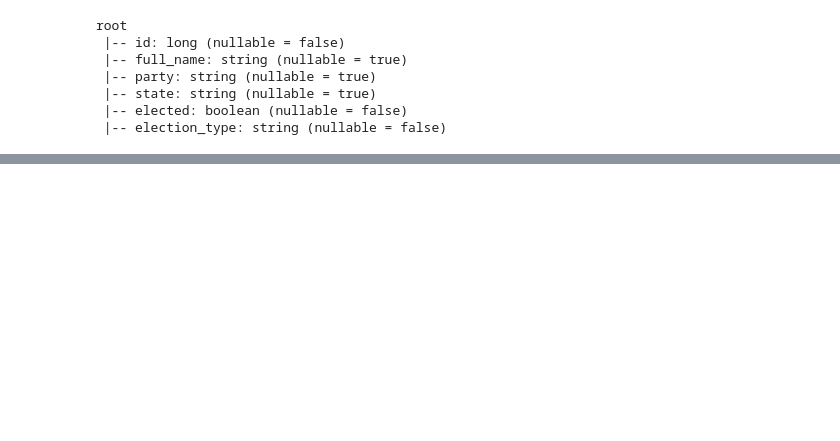
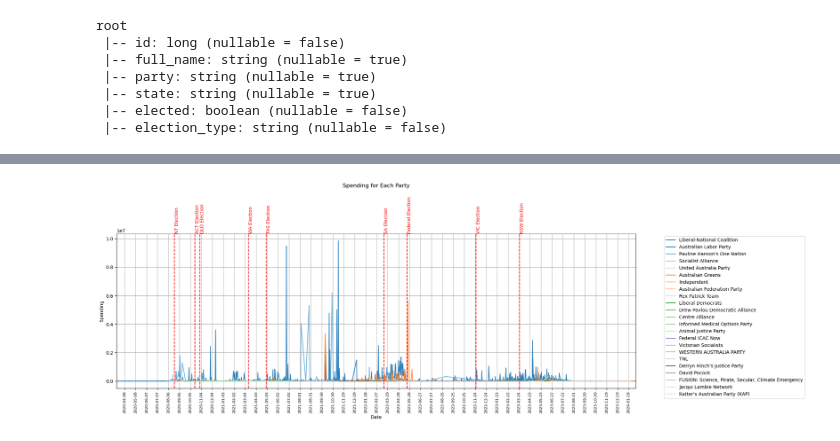
Before and after one commit to JoshuaWang8/political-ads-analysis, a Jupyter notebook: political-ad-analysis.ipynb, the cells around one changed output, grey strips where cells are left out. Saved outputs shown, nothing was run; the diff lists cells and outputs as text; code cells hidden in the pictures; blank space fills up the shorter version.

```diff
--- a/political-ad-analysis.ipynb
+++ b/political-ad-analysis.ipynb
@@ -313,0 +556,39 @@ root
+# %%
+party_spending = candidate_ads.groupBy(
+    "year", "month", "day", "party"
+).agg(
+    sum("spend.lower_bound").alias("lower_bound_spend"),
+    sum("spend.upper_bound").alias("upper_bound_spend"),
+)
+party_spending = party_spending.toPandas()
+party_spending['date'] = pd.to_datetime(party_spending[['year', 'month', 'day']])
+party_spending = party_spending.sort_values(by='date')
+# %%
+# Plotting the spending over time for each party
+parties = party_spending['party'].unique()
+colors = plt.cm.get_cmap('tab20c', len(parties))
+
+# Plotting the spending for each party
+plt.figure(figsize=(20, 6))
+for i, party in enumerate(parties):
+    party_data = party_spending[party_spending['party'] == party]
+    plt.plot(party_data['date'], party_data['upper_bound_spend'], label=party, color=colors(i))
+
+plt.xlabel('Date')
+locator = MaxNLocator(integer=True, nbins=48)
+plt.gca().xaxis.set_major_locator(locator)
+plt.gca().set_xlim(min(spending_pd["date"]), max(spending_pd["date"]))
+plt.xticks(rotation=90, ha='center', fontsize=8)
+
+# Show political events
+for date, event in events.items():
+    plt.axvline(x=date, color='red', linestyle='--')
+    plt.text(date, plt.ylim()[1], event, color='red', fontsize=10, rotation=90, verticalalignment='bottom')
+
+plt.ylabel('Spending')
+plt.title('Spending for Each Party', pad=100)
+plt.legend(bbox_to_anchor=(1.05, 1))
+plt.grid(True)
+plt.show()
+# %% [output]
+[figure, added]
```
Also changed, not shown: parts of 45 cells of this notebook.
